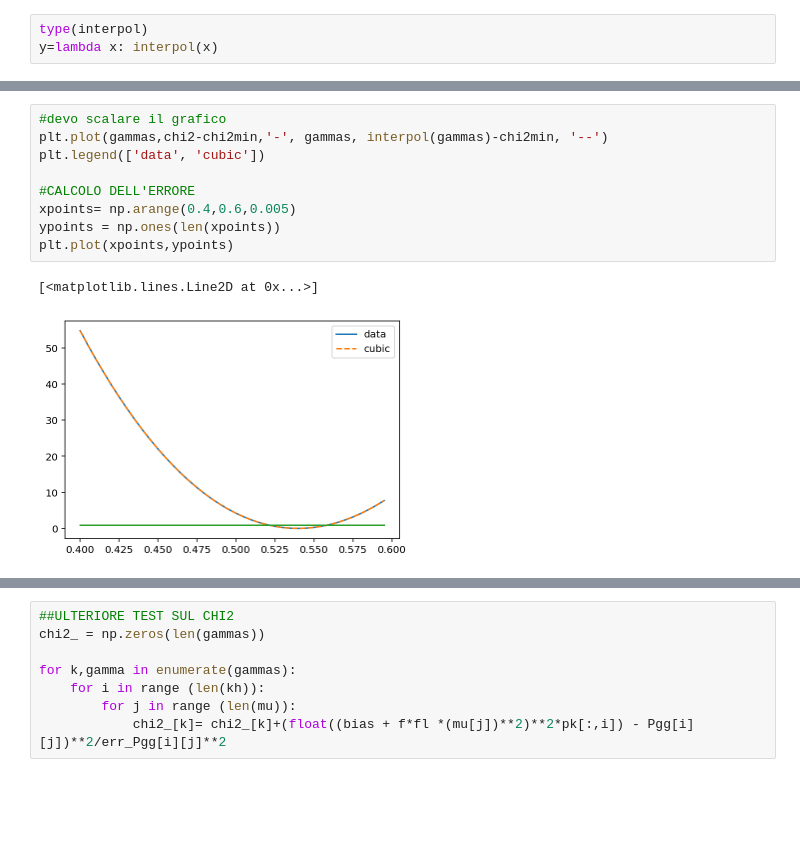
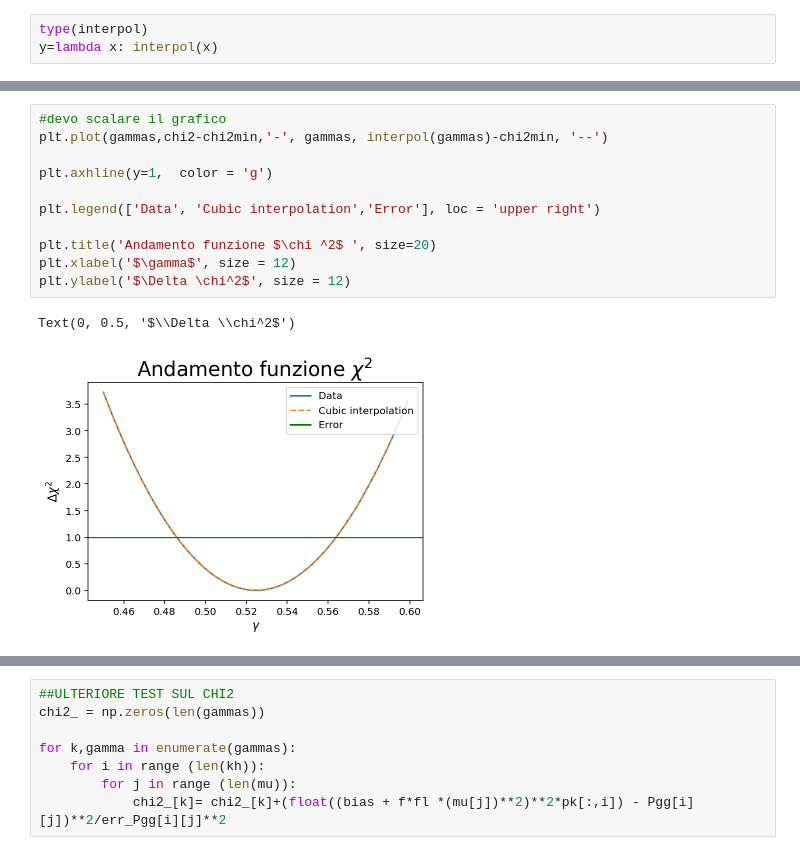
Before and after one commit to Sareva00/Tesi, a Jupyter notebook: GammaGW.ipynb, the cells around one changed output, grey strips where cells are left out. Cells and saved outputs as stored; diff of their text form; blank space fills up the shorter version.

```diff
--- a/GammaGW.ipynb
+++ b/GammaGW.ipynb
@@ -230,15 +214,17 @@ gamma_min
-# %%
-#devo scalare il grafico
-plt.plot(gammas,chi2-chi2min,'-', gammas, interpol(gammas)-chi2min, '--')
-plt.legend(['data', 'cubic'])
-
-#CALCOLO DELL'ERRORE
-xpoints= np.arange(0.4,0.6,0.005)
-ypoints = np.ones(len(xpoints))
-plt.plot(xpoints,ypoints)
-# %% [output]
-[<matplotlib.lines.Line2D at 0x...>]
-[figure, removed]
+# %%
+#devo scalare il grafico
+plt.plot(gammas,chi2-chi2min,'-', gammas, interpol(gammas)-chi2min, '--')
+
+plt.axhline(y=1,  color = 'g')
+
+plt.legend(['Data', 'Cubic interpolation','Error'], loc = 'upper right')
+
+plt.title('Andamento funzione $\chi ^2$ ', size=20)
+plt.xlabel('$\gamma$', size = 12)
+plt.ylabel('$\Delta \chi^2$', size = 12)
+# %% [output]
+Text(0, 0.5, '$\\Delta \\chi^2$')
+[figure, added]
 # %%
 y2= lambda x: interpol(x) - 1 -chi2min
 intersec1 = optimize.brentq(y2,0.45,min1)    #trova le soluzioni in un intervallo fissato
```
Also changed, not shown: parts of 13 cells of this notebook, 7 other files.
